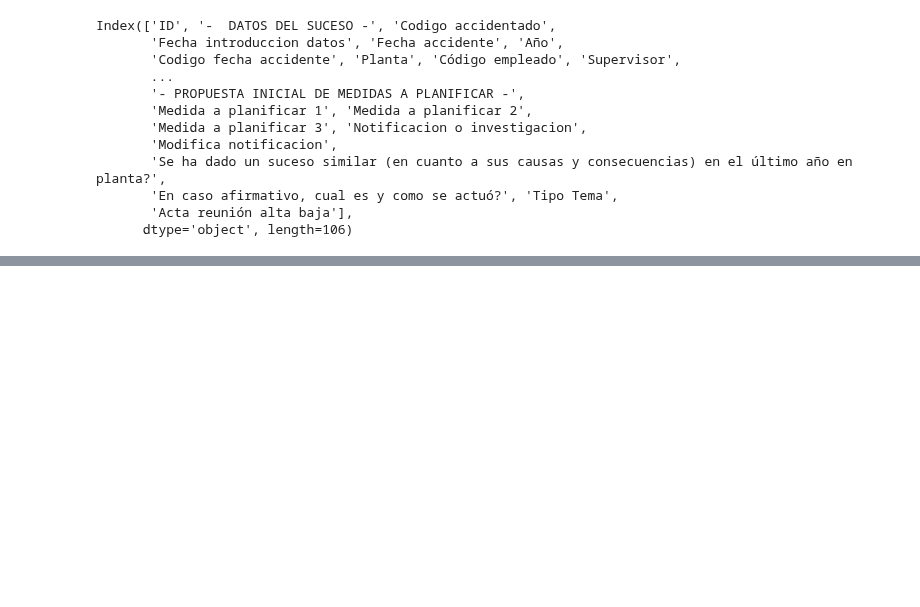
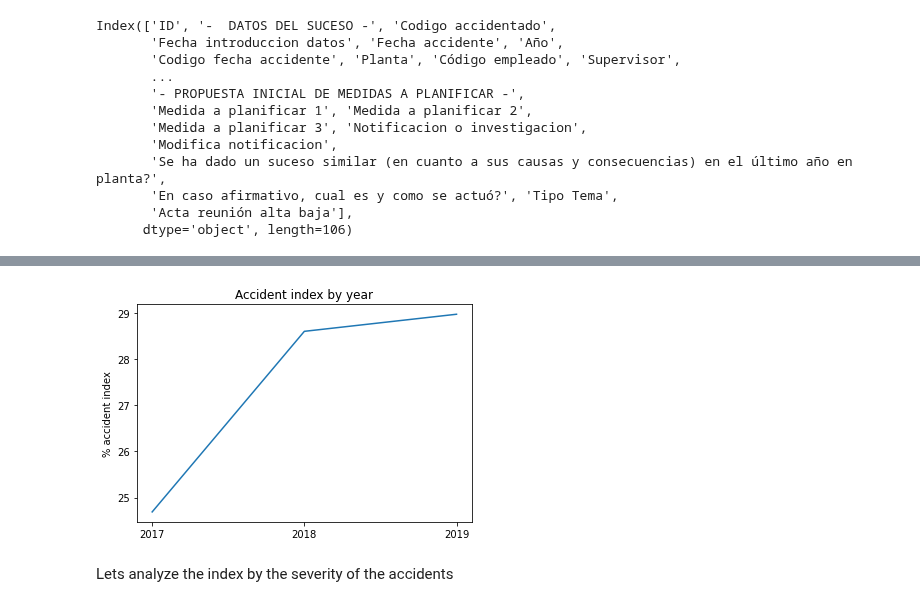
Before and after one commit to sarasabino/Accident_Rate_Project, a Jupyter notebook: Src/Notebooks/01_Exploratorio_datos.ipynb, the cells around one changed output, grey strips where cells are left out. Drawn from its saved outputs; the diff is of its cells as text; code cells hidden in the pictures; blank space fills up the shorter version.

```diff
--- a/Src/Notebooks/01_Exploratorio_datos.ipynb
+++ b/Src/Notebooks/01_Exploratorio_datos.ipynb
@@ -589,0 +699,9 @@ Index(['ID', '-  DATOS DEL SUCESO -', 'Codigo accidentado',
+# %%
+plt.plot(accident_index['Año'], accident_index['Index'])
+plt.title('Accident index by year')
+plt.ylabel('% accident index')
+plt.show()
+# %% [output]
+[figure, added]
+# %% [markdown]
+Lets analyze the index by the severity of the accidents
```
Also changed, not shown: parts of 41 cells of this notebook.
